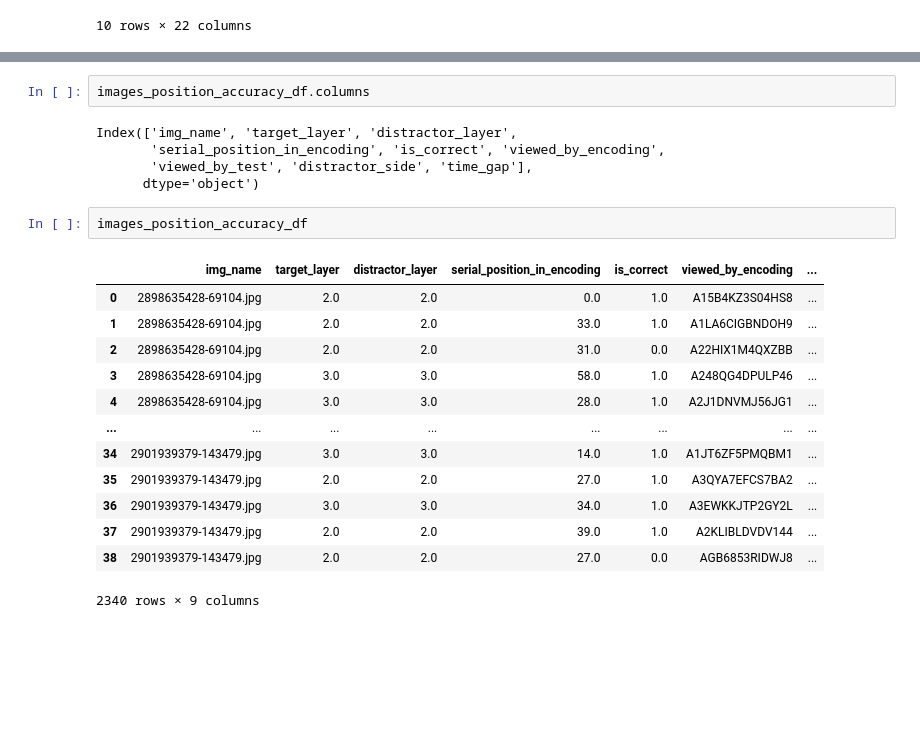
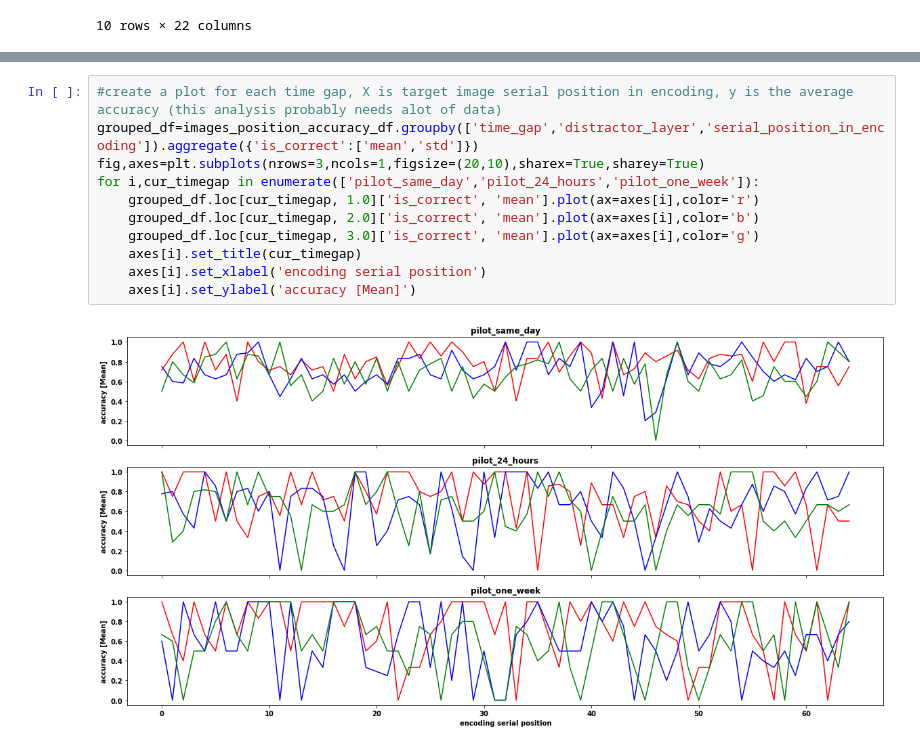
Before and after one commit to edenjenzohar/Visual-memory-task, a Jupyter notebook: analysis/all_time_gaps_anaylsis.ipynb, the cells around one changed output, grey strips where cells are left out. Drawn from its saved outputs; the diff is of its cells as text; blank space fills up the shorter version.

```diff
--- a/analysis/all_time_gaps_anaylsis.ipynb
+++ b/analysis/all_time_gaps_anaylsis.ipynb
@@ -335,25 +319,15 @@ grouped_df.loc['pilot_same_day', 3.0]['is_correct', 'mean'].plot(ax=axes[1],colo
-# %%
-images_position_accuracy_df.columns
-# %% [output]
-Index(['img_name', 'target_layer', 'distractor_layer',
-       'serial_position_in_encoding', 'is_correct', 'viewed_by_encoding',
-       'viewed_by_test', 'distractor_side', 'time_gap'],
-      dtype='object')
-# %%
-images_position_accuracy_df
-# %% [output]
-|  | img_name | target_layer | distractor_layer | serial_position_in_encoding | is_correct | viewed_by_encoding | ... |
-| 0 | 2898635428-69104.jpg | 2.0 | 2.0 | 0.0 | 1.0 | A15B4KZ3S04HS8 | ... |
-| 1 | 2898635428-69104.jpg | 2.0 | 2.0 | 33.0 | 1.0 | A1LA6CIGBNDOH9 | ... |
-| 2 | 2898635428-69104.jpg | 2.0 | 2.0 | 31.0 | 0.0 | A22HIX1M4QXZBB | ... |
-| 3 | 2898635428-69104.jpg | 3.0 | 3.0 | 58.0 | 1.0 | A248QG4DPULP46 | ... |
-| 4 | 2898635428-69104.jpg | 3.0 | 3.0 | 28.0 | 1.0 | A2J1DNVMJ56JG1 | ... |
-| ... | ... | ... | ... | ... | ... | ... | ... |
-| 34 | 2901939379-143479.jpg | 3.0 | 3.0 | 14.0 | 1.0 | A1JT6ZF5PMQBM1 | ... |
-| 35 | 2901939379-143479.jpg | 2.0 | 2.0 | 27.0 | 1.0 | A3QYA7EFCS7BA2 | ... |
-| 36 | 2901939379-143479.jpg | 3.0 | 3.0 | 34.0 | 1.0 | A3EWKKJTP2GY2L | ... |
-| 37 | 2901939379-143479.jpg | 2.0 | 2.0 | 39.0 | 1.0 | A2KLIBLDVDV144 | ... |
-| 38 | 2901939379-143479.jpg | 2.0 | 2.0 | 27.0 | 0.0 | AGB6853RIDWJ8 | ... |
-2340 rows × 9 columns
+# %%
+#create a plot for each time gap, X is target image serial position in encoding, y is the average accuracy (this analysis probably needs alot of data)
+grouped_df=images_position_accuracy_df.groupby(['time_gap','distractor_layer','serial_position_in_encoding']).aggregate({'is_correct':['mean','std']})
+fig,axes=plt.subplots(nrows=3,ncols=1,figsize=(20,10),sharex=True,sharey=True)
+for i,cur_timegap in enumerate(['pilot_same_day','pilot_24_hours','pilot_one_week']):
+    grouped_df.loc[cur_timegap, 1.0]['is_correct', 'mean'].plot(ax=axes[i],color='r')
+    grouped_df.loc[cur_timegap, 2.0]['is_correct', 'mean'].plot(ax=axes[i],color='b')
+    grouped_df.loc[cur_timegap, 3.0]['is_correct', 'mean'].plot(ax=axes[i],color='g')
+    axes[i].set_title(cur_timegap)
+    axes[i].set_xlabel('encoding serial position')
+    axes[i].set_ylabel('accuracy [Mean]')
+# %% [output]
+[figure, added]
 # %%
 #here we do some statistics: mixed effects (1 between (time gap - 3 levels) and 1 within factors (layer representation - 3 levels)) and some assumption checks
```
Also changed, not shown: parts of 20 cells of this notebook, 1 other file.
